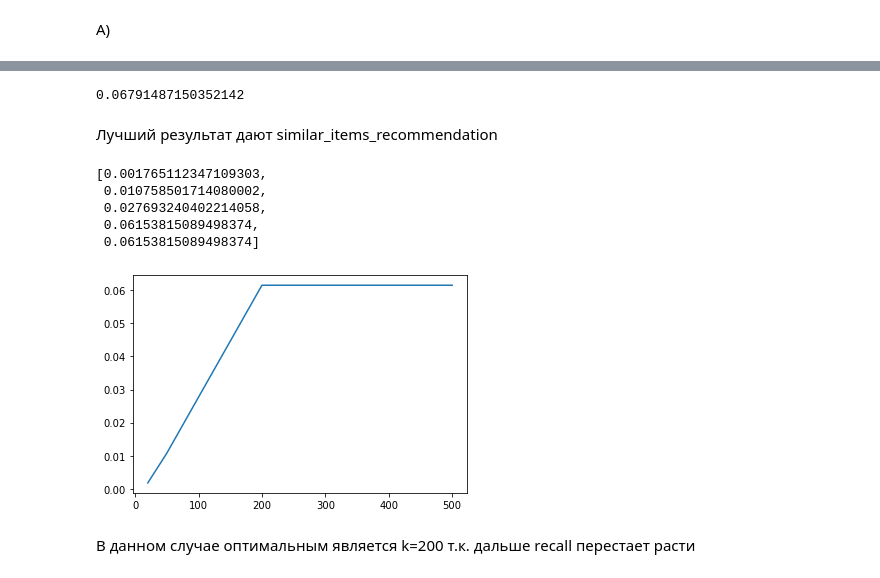
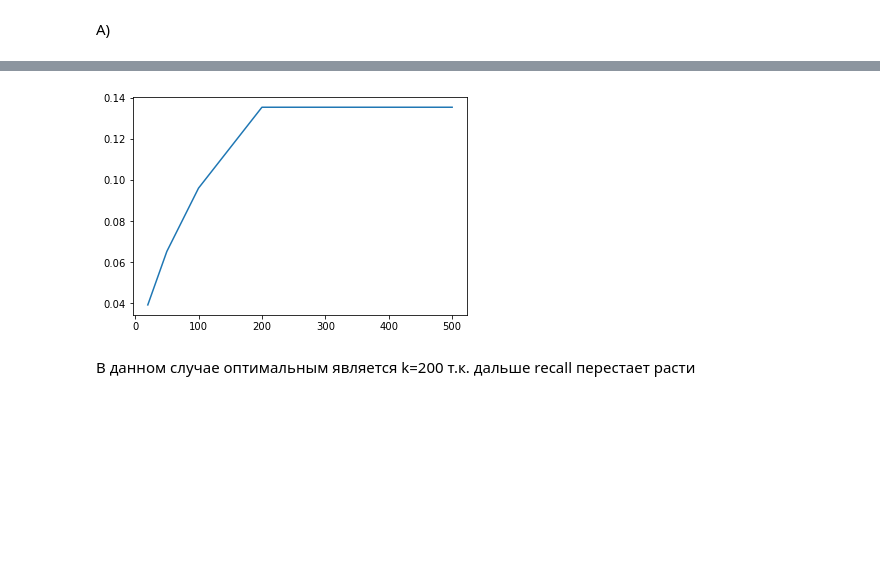
Before and after one commit to superpavelka/Recommender_Systems, a Jupyter notebook: Task6/hw_webinar_6.ipynb, the cells around one changed output, grey strips where cells are left out. Saved outputs shown, nothing was run; the diff lists cells and outputs as text; code cells hidden in the pictures; blank space fills up the shorter version.

```diff
--- a/Task6/hw_webinar_6.ipynb
+++ b/Task6/hw_webinar_6.ipynb
@@ -180,3 +206,10 @@ recall=pd.Series(_list).mean()
+# %%
+recall = []
+for k in [20, 50, 100, 200, 500]:
+    result = pd.DataFrame()
+    result['own_candidates'] = result_lvl_1['user_id'].apply(lambda x: recommender.get_own_recommendations(x, k))
+    result['own_recall'] = result_lvl_1.apply(lambda row: recall_at_k(row['own_candidates'], row['actual'], k), axis=1)
+    recall.append(result['own_recall'].mean())
 # %%
 recall
 # %% [output]
@@ -184,5 +220,0 @@ recall
-# %%
-_list = []
-for i in range(1,201):
-    _list.append(recall_at_k(recommender.get_own_recommendations(i, N=200), result_lvl_1['actual'][i], 200))
-recall=pd.Series(_list).mean()
@@ -193,42 +221,12 @@ recall
-# %%
-_list = []
-for i in range(1,201):
-    _list.append(recall_at_k(recommender.get_similar_items_recommendation(i, N=200), result_lvl_1['actual'][i], 200))
-recall=pd.Series(_list).mean()
-# %%
-recall
-# %% [output]
-0.06791487150352142
-# %% [markdown]
-Лучший результат дают similar_items_recommendation
-# %%
-_recall = []
-for k in [20, 50, 100, 200, 500]:
-    _list = []
-    for i in range(1,201):
-        _list.append(recall_at_k(recommender.get_own_recommendations(i, N=200), result_lvl_1['actual'][i], k))
-    recall=pd.Series(_list).mean()
-    _recall.append(recall)
-# %%
-_recall
-# %% [output]
-[0.001765112347109303,
- 0.010758501714080002,
- 0.027693240402214058,
- 0.06153815089498374,
- 0.06153815089498374]
 # %%
 from matplotlib import pyplot as plt
 %matplotlib inline
 # %%
-k = np.array([20, 50, 100, 200, 500])
-rec_at_k = np.array(_recall)
+plt.plot(np.array([20, 50, 100, 200, 500]), np.array(recall))
+
+plt.show()
+# %% [output]
+[figure, added]
-# %%
-plt.plot(k, rec_at_k)
-
-plt.show()
-# %% [output]
-[figure, removed]
 # %% [markdown]
 В данном случае оптимальным является k=200 т.к. дальше recall перестает расти
 # %% [markdown]
```
Also changed, not shown: parts of 69 cells of this notebook.
